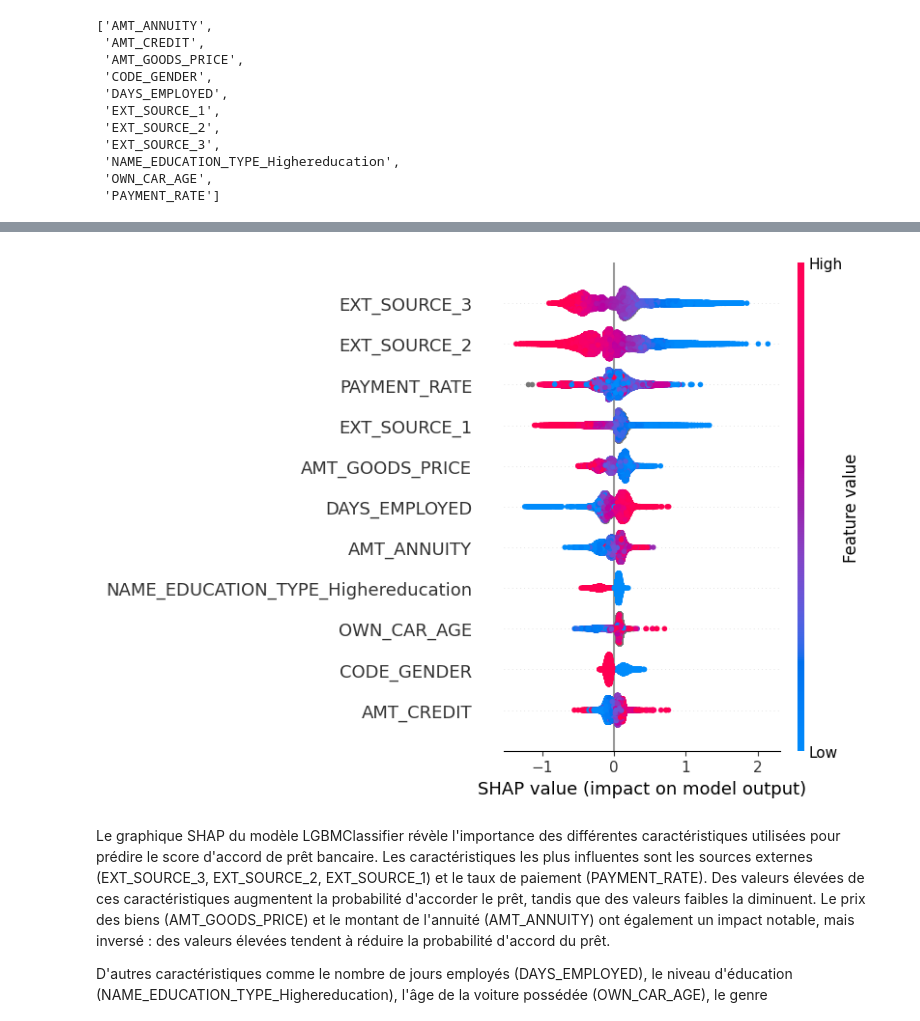
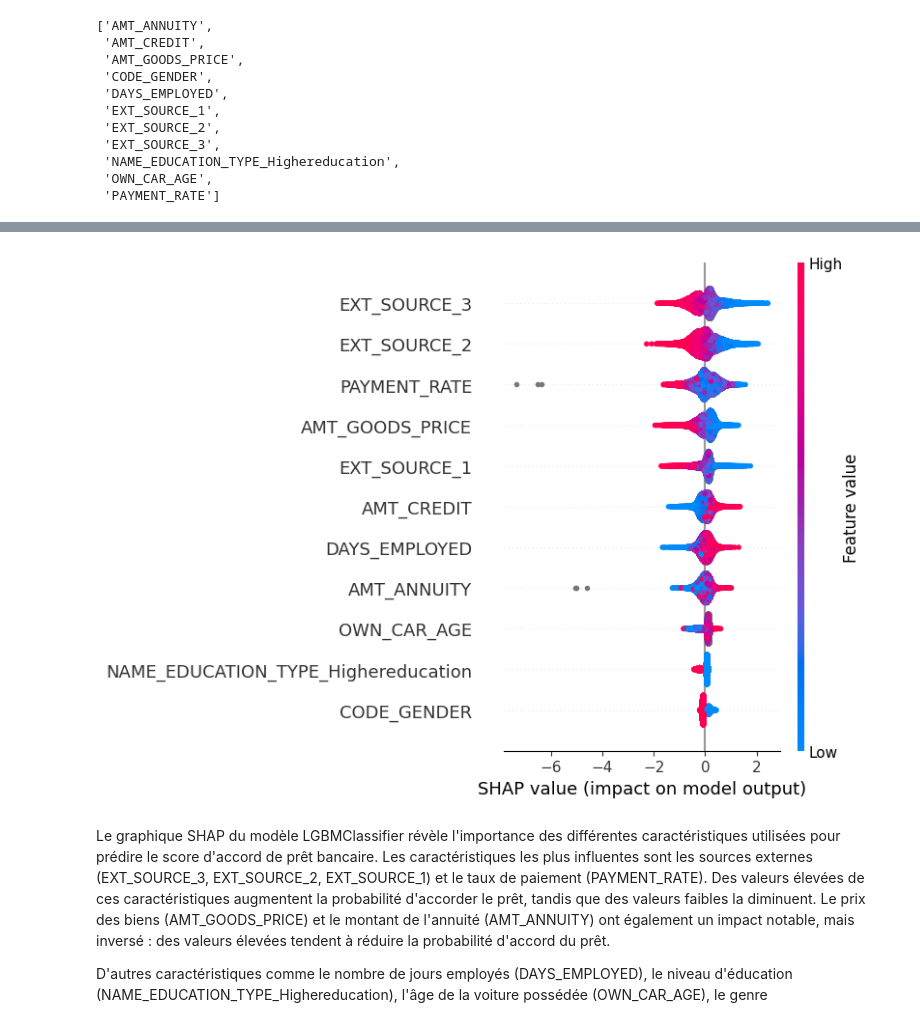
Before and after one commit to felix1801/OpenClassrooms-Projet-7-Modeling, a Jupyter notebook: notebooks/3b-feature_selection.ipynb, the cells around one changed output, grey strips where cells are left out. Saved outputs shown, nothing was run; the diff lists cells and outputs as text; code cells hidden in the pictures.

```diff
--- a/notebooks/3b-feature_selection.ipynb
+++ b/notebooks/3b-feature_selection.ipynb
@@ -120,6 +106,18 @@ best_feats
  'NAME_EDUCATION_TYPE_Highereducation',
  'OWN_CAR_AGE',
  'PAYMENT_RATE']
+# %%
+best_feats = ['AMT_ANNUITY',
+ 'AMT_CREDIT',
+ 'AMT_GOODS_PRICE',
+ 'CODE_GENDER',
+ 'DAYS_EMPLOYED',
+ 'EXT_SOURCE_1',
+ 'EXT_SOURCE_2',
+ 'EXT_SOURCE_3',
+ 'NAME_EDUCATION_TYPE_Highereducation',
+ 'OWN_CAR_AGE',
+ 'PAYMENT_RATE']
 # %%
 train_df = data[data['TARGET'].notnull()]
 
@@ -130,7 +128,20 @@ y = train_df["TARGET"]
 X_train, X_test, y_train, y_test = train_test_split(X, y, test_size=0.2, random_state=18)
 # %%
 # LightGBM classifier
-model = LGBMClassifier(n_estimators=100, random_state=18)
+model = LGBMClassifier(
+    nthread=4,
+    n_estimators=10000,
+    learning_rate=0.02,
+    num_leaves=34,
+    colsample_bytree=0.9497036,
+    subsample=0.8715623,
+    max_depth=8,
+    reg_alpha=0.041545473,
+    reg_lambda=0.0735294,
+    min_split_gain=0.0222415,
+    min_child_weight=39.3259775,
+    random_state=18,
+    )
 
 # Entraîner le modèle sur l'ensemble d'entraînement complet
 model.fit(X_train, y_train)
@@ -153,21 +173,28 @@ Test AUC-ROC: 0.7584862329043163
 # %%
 import shap
+import os
 
 def analyze_feature_importance(model, X):
+    feat_imp_path = os.path.join(os.getcwd(), '..', 'data', '08_reporting')
+
     # Importance globale des features
     explainer = shap.TreeExplainer(model)
     shap_values = explainer.shap_values(X)
 
     # Résumé de l'importance globale
     shap.summary_plot(shap_values, X)
+    plt.savefig(os.path.join(feat_imp_path, 'global_feat_imp_plot.png'))  # Save the summary plot
+    plt.close()  # Close the plot to free up memory
 
     # Importance locale pour un exemple spécifique
     shap.force_plot(explainer.expected_value, shap_values[0,:], X.iloc[0,:])
+    plt.savefig(os.path.join(feat_imp_path, 'local_feat_imp_plot.png'))  # Save the force plot
+    plt.close()  # Close the plot to free up memory
 
 # Utilisation
 analyze_feature_importance(model, X_test)
 # %% [output]
-[figure, old version]
+[figure, new version]
 # %% [markdown]
 Le graphique SHAP du modèle LGBMClassifier révèle l'importance des différentes caractéristiques utilisées pour prédire le score d'accord de prêt bancaire. Les caractéristiques les plus influentes sont les sources externes (EXT_SOURCE_3, EXT_SOURCE_2, EXT_SOURCE_1) et le taux de paiement (PAYMENT_RATE). Des valeurs élevées de ces caractéristiques augmentent la probabilité d'accorder le prêt, tandis que des valeurs faibles la diminuent. Le prix des biens (AMT_GOODS_PRICE) et le montant de l'annuité (AMT_ANNUITY) ont également un impact notable, mais inversé : des valeurs élevées tendent à réduire la probabilité d'accord du prêt.
 
```
Also changed, not shown: parts of 4 cells of this notebook, 4 other files.
